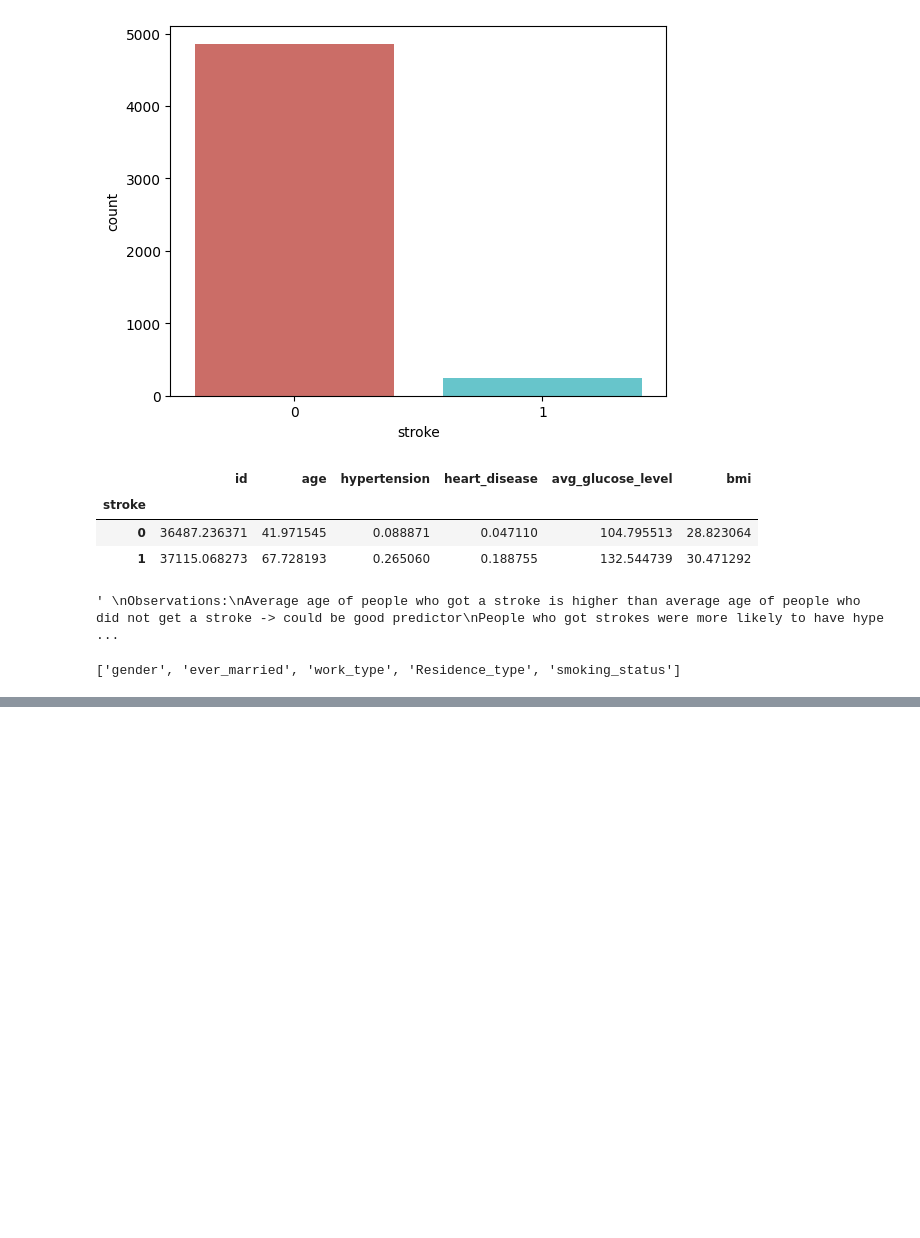
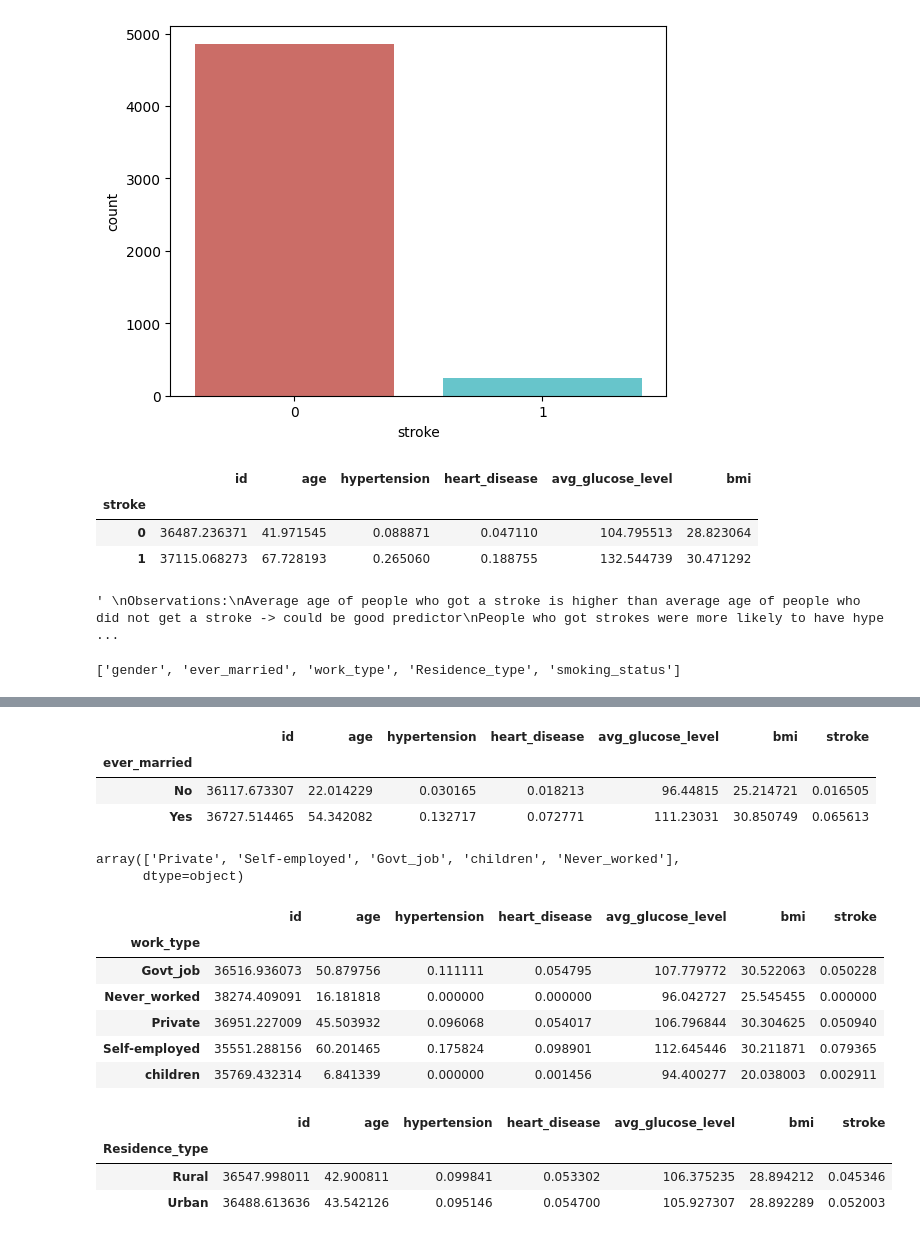
Before and after one commit to Karanpal-Sekhon/Stroke-Prediction, a Jupyter notebook: Stroke Prediction/stroke_prediction.ipynb, the cells around one changed output, grey strips where cells are left out. Cells and saved outputs as stored; diff of their text form; code cells hidden in the pictures; blank space fills up the shorter version.

```diff
--- a/Stroke Prediction/stroke_prediction.ipynb
+++ b/Stroke Prediction/stroke_prediction.ipynb
@@ -69,0 +84,7 @@ categorical_columns
+# %%
+df.groupby("ever_married").mean()
+# %% [output]
+|  | id | age | hypertension | heart_disease | avg_glucose_level | bmi | stroke |
+| ever_married |  |  |  |  |  |  |  |
+| No | 36117.673307 | 22.014229 | 0.030165 | 0.018213 | 96.44815 | 25.214721 | 0.016505 |
+| Yes | 36727.514465 | 54.342082 | 0.132717 | 0.072771 | 111.23031 | 30.850749 | 0.065613 |
@@ -69,0 +93,15 @@ categorical_columns
+# %%
+df["work_type"].unique()
+# %% [output]
+array(['Private', 'Self-employed', 'Govt_job', 'children', 'Never_worked'],
+      dtype=object)
+# %%
+df.groupby("work_type").mean()
+# %% [output]
+|  | id | age | hypertension | heart_disease | avg_glucose_level | bmi | stroke |
+| work_type |  |  |  |  |  |  |  |
+| Govt_job | 36516.936073 | 50.879756 | 0.111111 | 0.054795 | 107.779772 | 30.522063 | 0.050228 |
+| Never_worked | 38274.409091 | 16.181818 | 0.000000 | 0.000000 | 96.042727 | 25.545455 | 0.000000 |
+| Private | 36951.227009 | 45.503932 | 0.096068 | 0.054017 | 106.796844 | 30.304625 | 0.050940 |
+| Self-employed | 35551.288156 | 60.201465 | 0.175824 | 0.098901 | 112.645446 | 30.211871 | 0.079365 |
+| children | 35769.432314 | 6.841339 | 0.000000 | 0.001456 | 94.400277 | 20.038003 | 0.002911 |
@@ -69,0 +110,7 @@ categorical_columns
+# %%
+df.groupby("Residence_type").mean()
+# %% [output]
+|  | id | age | hypertension | heart_disease | avg_glucose_level | bmi | stroke |
+| Residence_type |  |  |  |  |  |  |  |
+| Rural | 36547.998011 | 42.900811 | 0.099841 | 0.053302 | 106.375235 | 28.894212 | 0.045346 |
+| Urban | 36488.613636 | 43.542126 | 0.095146 | 0.054700 | 105.927307 | 28.892289 | 0.052003 |
```
Also changed, not shown: parts of 8 cells of this notebook.
